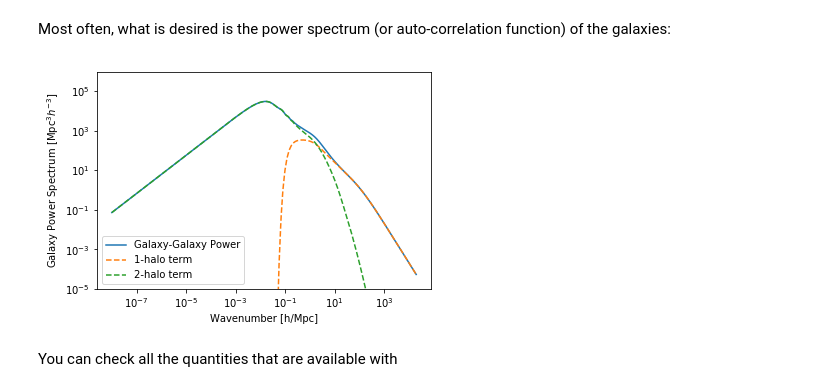
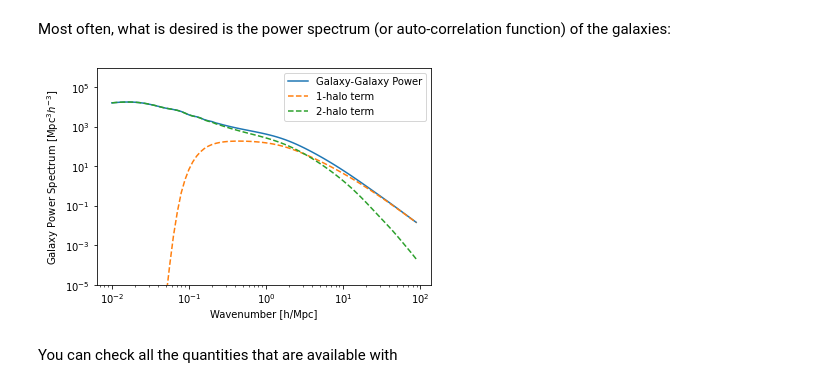
Before and after one commit to halomod/halomod, a Jupyter notebook: docs/examples/getting_started.ipynb, the cells around one changed output. Saved outputs shown, nothing was run; the diff lists cells and outputs as text; code cells hidden in the pictures.

```diff
--- a/docs/examples/getting_started.ipynb
+++ b/docs/examples/getting_started.ipynb
@@ -44,20 +44,20 @@ plt.ylabel(r"dn/dm [$h^2 M_\odot^{-1} {\rm Mpc}^{-3}$]");
 # %% [markdown]
 Most often, what is desired is the power spectrum (or auto-correlation function) of the galaxies:
 # %%
-plt.plot(hm.k, hm.power_auto_tracer, label='Galaxy-Galaxy Power')
-plt.plot(hm.k, hm.power_1h_auto_tracer, ls='--', label='1-halo term')
-plt.plot(hm.k, hm.power_2h_auto_tracer, ls='--', label='2-halo term')
+plt.plot(hm.k_hm, hm.power_auto_tracer, label='Galaxy-Galaxy Power')
+plt.plot(hm.k_hm, hm.power_1h_auto_tracer, ls='--', label='1-halo term')
+plt.plot(hm.k_hm, hm.power_2h_auto_tracer, ls='--', label='2-halo term')
 
 
 plt.xscale('log')
 plt.yscale('log')
 
 plt.ylim(1e-5,1e6)
 plt.legend()
 plt.xlabel("Wavenumber [h/Mpc]")
 plt.ylabel(r"Galaxy Power Spectrum [${\rm Mpc^3} h^{-3}$]");
 # %% [output]
-[figure, old version]
+[figure, new version]
 # %% [markdown]
 You can check all the quantities that are available with
 # %%
```
Also changed, not shown: parts of 13 cells of this notebook, 1 other file.
